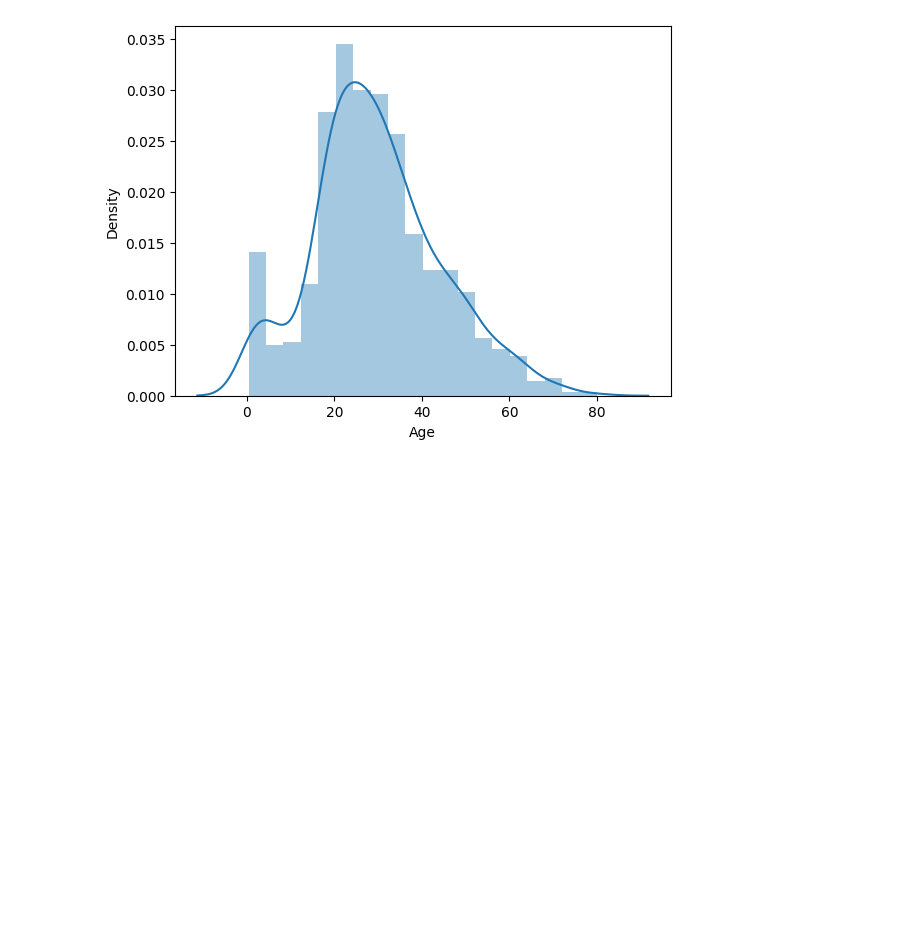
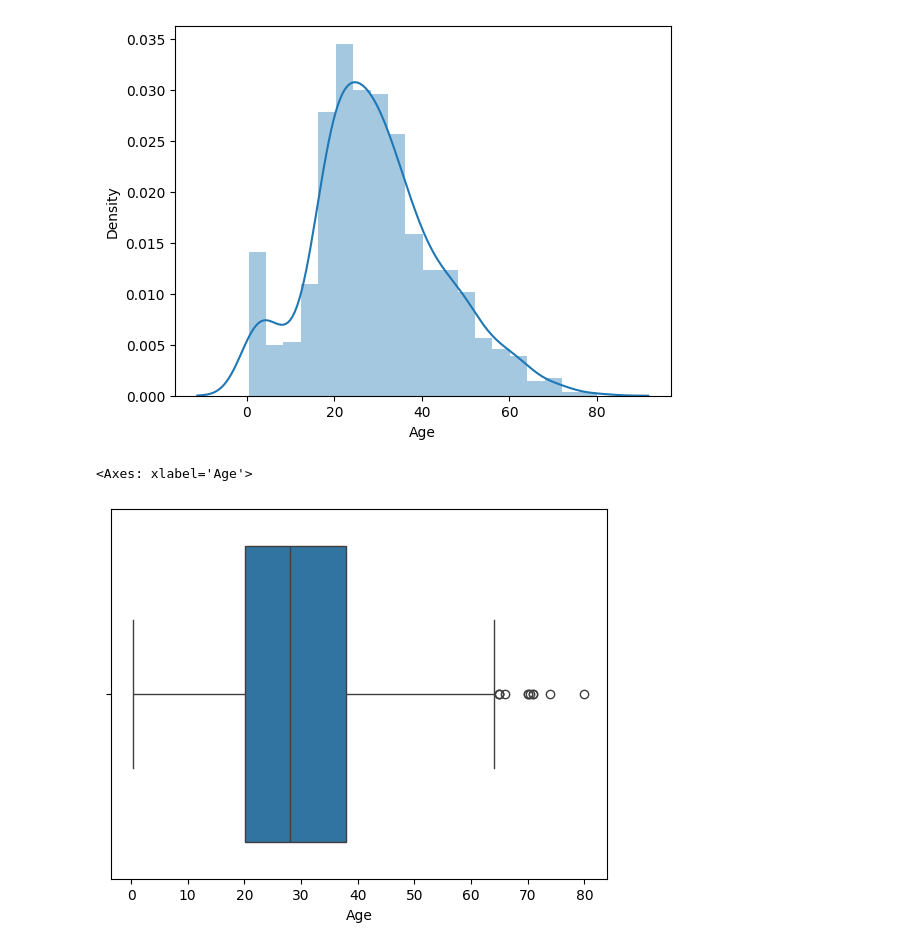
Before and after one commit to navyaanejathegreat/py_libraries, a Jupyter notebook: 100_days/eda.ipynb, the cells around one changed output. Saved outputs shown, nothing was run; the diff lists cells and outputs as text; code cells hidden in the pictures; blank space fills up the shorter version.

```diff
--- a/100_days/eda.ipynb
+++ b/100_days/eda.ipynb
@@ -140,3 +140,9 @@ https://gist.github.com/mwaskom/de44147ed2974457ad6372750bbe5751
   sns.distplot(df['Age'])
 <Axes: xlabel='Age', ylabel='Density'>
 [figure]
+# %%
+#BOXPLOT
+sns.boxplot(x=df['Age'])
+# %% [output]
+<Axes: xlabel='Age'>
+[figure, added]
```
Also changed, not shown: parts of 3 cells of this notebook, 1 other file.
